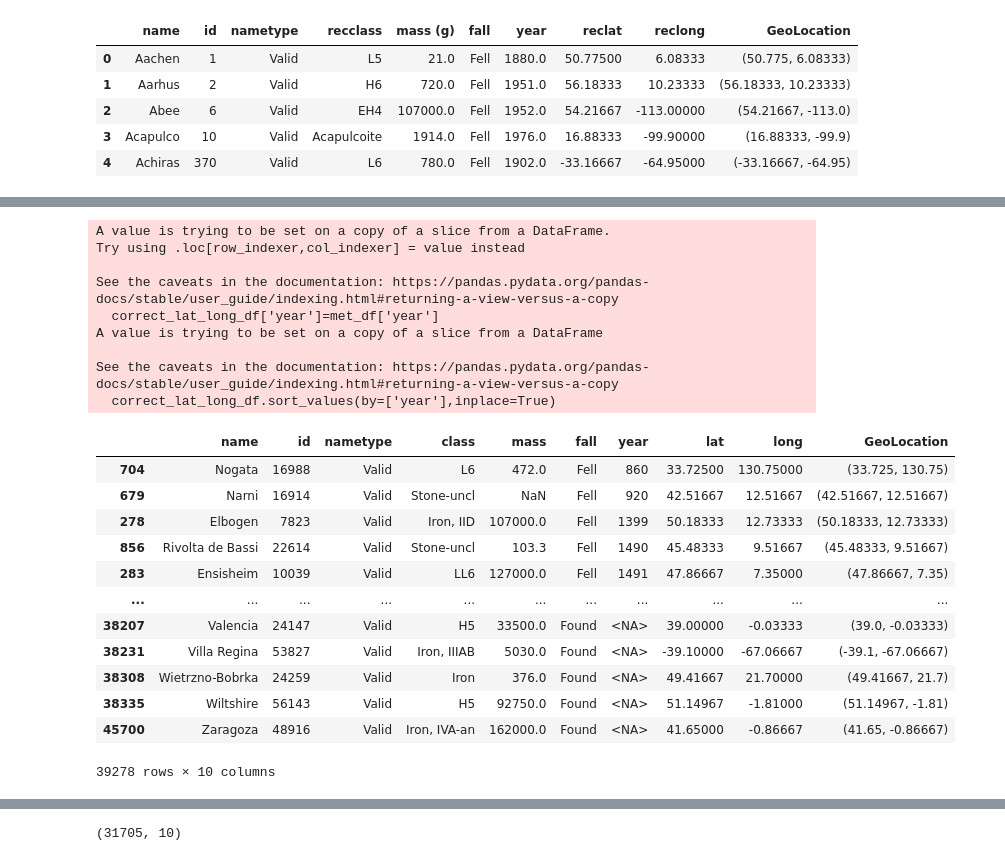
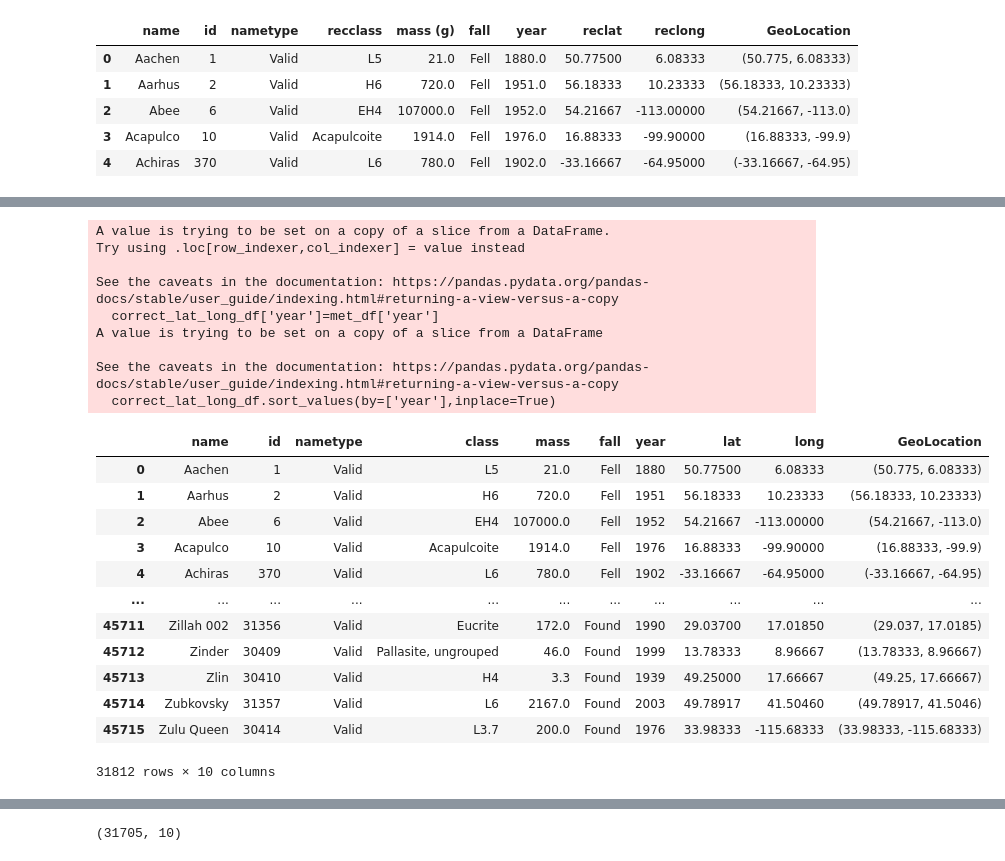
Before and after one commit to Tani303/Meteorite-Landing-Data-Visualization-Project, a Jupyter notebook: Meteor_Landing_dataset.ipynb, the cells around one changed output, grey strips where cells are left out. Cells and saved outputs as stored; diff of their text form; code cells hidden in the pictures.

```diff
--- a/Meteor_Landing_dataset.ipynb
+++ b/Meteor_Landing_dataset.ipynb
@@ -64,39 +150,44 @@ met_df.shape
-# %%
-met_df.rename(columns={'recclass':'class', 'reclat':'lat', 'reclong':'long', 'mass (g)':'mass'}, inplace=True)
-met_df.head()
-met_df['year'] = met_df['year'].astype(pd.Int64Dtype())
-correct_lat_long_df = met_df[(met_df.lat != 0.0) & (met_df.long != 0.0)]
-correct_lat_long_df['year']=met_df['year']
-correct_lat_long_df['year'].dtype
-correct_lat_long_df.sort_values(by=['year'],inplace=True)
-correct_lat_long_df
-#correct_years_df = met_df[(met_df['year'] >= 860) & (met_df['year'] <= 2016)]
-#correct_long_df = correct_years_df[(correct_years_df['reclong'] >= -180) & (correct_years_df['reclong'] <= 180)]
-#correct_lat_long_df = correct_long_df[~((correct_long_df['reclat'] == 0 ) & (correct_long_df['reclong'] == 0))]
-#correct_lat_long_df
-# %% [output]
-A value is trying to be set on a copy of a slice from a DataFrame.
-Try using .loc[row_indexer,col_indexer] = value instead
-
-See the caveats in the documentation: https://pandas.pydata.org/pandas-docs/stable/user_guide/indexing.html#returning-a-view-versus-a-copy
-  correct_lat_long_df['year']=met_df['year']
-A value is trying to be set on a copy of a slice from a DataFrame
-
-See the caveats in the documentation: https://pandas.pydata.org/pandas-docs/stable/user_guide/indexing.html#returning-a-view-versus-a-copy
-  correct_lat_long_df.sort_values(by=['year'],inplace=True)
-|  | name | id | nametype | class | mass | fall | year | lat | long | GeoLocation |
-| 704 | Nogata | 16988 | Valid | L6 | 472.0 | Fell | 860 | 33.72500 | 130.75000 | (33.725, 130.75) |
-| 679 | Narni | 16914 | Valid | Stone-uncl | NaN | Fell | 920 | 42.51667 | 12.51667 | (42.51667, 12.51667) |
-| 278 | Elbogen | 7823 | Valid | Iron, IID | 107000.0 | Fell | 1399 | 50.18333 | 12.73333 | (50.18333, 12.73333) |
-| 856 | Rivolta de Bassi | 22614 | Valid | Stone-uncl | 103.3 | Fell | 1490 | 45.48333 | 9.51667 | (45.48333, 9.51667) |
-| 283 | Ensisheim | 10039 | Valid | LL6 | 127000.0 | Fell | 1491 | 47.86667 | 7.35000 | (47.86667, 7.35) |
-| ... | ... | ... | ... | ... | ... | ... | ... | ... | ... | ... |
-| 38207 | Valencia | 24147 | Valid | H5 | 33500.0 | Found | <NA> | 39.00000 | -0.03333 | (39.0, -0.03333) |
-| 38231 | Villa Regina | 53827 | Valid | Iron, IIIAB | 5030.0 | Found | <NA> | -39.10000 | -67.06667 | (-39.1, -67.06667) |
-| 38308 | Wietrzno-Bobrka | 24259 | Valid | Iron | 376.0 | Found | <NA> | 49.41667 | 21.70000 | (49.41667, 21.7) |
-| 38335 | Wiltshire | 56143 | Valid | H5 | 92750.0 | Found | <NA> | 51.14967 | -1.81000 | (51.14967, -1.81) |
-| 45700 | Zaragoza | 48916 | Valid | Iron, IVA-an | 162000.0 | Found | <NA> | 41.65000 | -0.86667 | (41.65, -0.86667) |
-39278 rows × 10 columns
+# %%
+met_df.rename(columns={'recclass':'class', 'reclat':'lat', 'reclong':'long', 'mass (g)':'mass'}, inplace=True)
+met_df.head()
+df=met_df
+met_df['year'] = met_df['year'].astype(pd.Int64Dtype())
+
+correct_years_df = met_df[(met_df['year'] >= 860) & (met_df['year'] <= 2013)]
+
+correct_lat_long_df = met_df[(met_df.lat != 0.00000) & (met_df.long != 0.00000)]
+
+correct_lat_long_df['year']=met_df['year']
+correct_lat_long_df['year'].dtype
+correct_lat_long_df.sort_values(by=['year'],inplace=True)
+correct_lat_long_df
+#correct_years_df = met_df[(met_df['year'] >= 860) & (met_df['year'] <= 2013)]
+correct_long_df = correct_years_df[(correct_years_df['long'] >= -180) & (correct_years_df['long'] <= 180)]
+correct_lat_long_df = correct_long_df[~((correct_long_df['lat'] == 0 ) & (correct_long_df['lat'] == 0))]
+correct_lat_long_df
+# %% [output]
+A value is trying to be set on a copy of a slice from a DataFrame.
+Try using .loc[row_indexer,col_indexer] = value instead
+
+See the caveats in the documentation: https://pandas.pydata.org/pandas-docs/stable/user_guide/indexing.html#returning-a-view-versus-a-copy
+  correct_lat_long_df['year']=met_df['year']
+A value is trying to be set on a copy of a slice from a DataFrame
+
+See the caveats in the documentation: https://pandas.pydata.org/pandas-docs/stable/user_guide/indexing.html#returning-a-view-versus-a-copy
+  correct_lat_long_df.sort_values(by=['year'],inplace=True)
+|  | name | id | nametype | class | mass | fall | year | lat | long | GeoLocation |
+| 0 | Aachen | 1 | Valid | L5 | 21.0 | Fell | 1880 | 50.77500 | 6.08333 | (50.775, 6.08333) |
+| 1 | Aarhus | 2 | Valid | H6 | 720.0 | Fell | 1951 | 56.18333 | 10.23333 | (56.18333, 10.23333) |
+| 2 | Abee | 6 | Valid | EH4 | 107000.0 | Fell | 1952 | 54.21667 | -113.00000 | (54.21667, -113.0) |
+| 3 | Acapulco | 10 | Valid | Acapulcoite | 1914.0 | Fell | 1976 | 16.88333 | -99.90000 | (16.88333, -99.9) |
+| 4 | Achiras | 370 | Valid | L6 | 780.0 | Fell | 1902 | -33.16667 | -64.95000 | (-33.16667, -64.95) |
+| ... | ... | ... | ... | ... | ... | ... | ... | ... | ... | ... |
+| 45711 | Zillah 002 | 31356 | Valid | Eucrite | 172.0 | Found | 1990 | 29.03700 | 17.01850 | (29.037, 17.0185) |
+| 45712 | Zinder | 30409 | Valid | Pallasite, ungrouped | 46.0 | Found | 1999 | 13.78333 | 8.96667 | (13.78333, 8.96667) |
+| 45713 | Zlin | 30410 | Valid | H4 | 3.3 | Found | 1939 | 49.25000 | 17.66667 | (49.25, 17.66667) |
+| 45714 | Zubkovsky | 31357 | Valid | L6 | 2167.0 | Found | 2003 | 49.78917 | 41.50460 | (49.78917, 41.5046) |
+| 45715 | Zulu Queen | 30414 | Valid | L3.7 | 200.0 | Found | 1976 | 33.98333 | -115.68333 | (33.98333, -115.68333) |
+31812 rows × 10 columns
 # %%
 correct_lat_long_df.isnull().sum()
 # %% [output]
```
Also changed, not shown: parts of 20 cells of this notebook.
